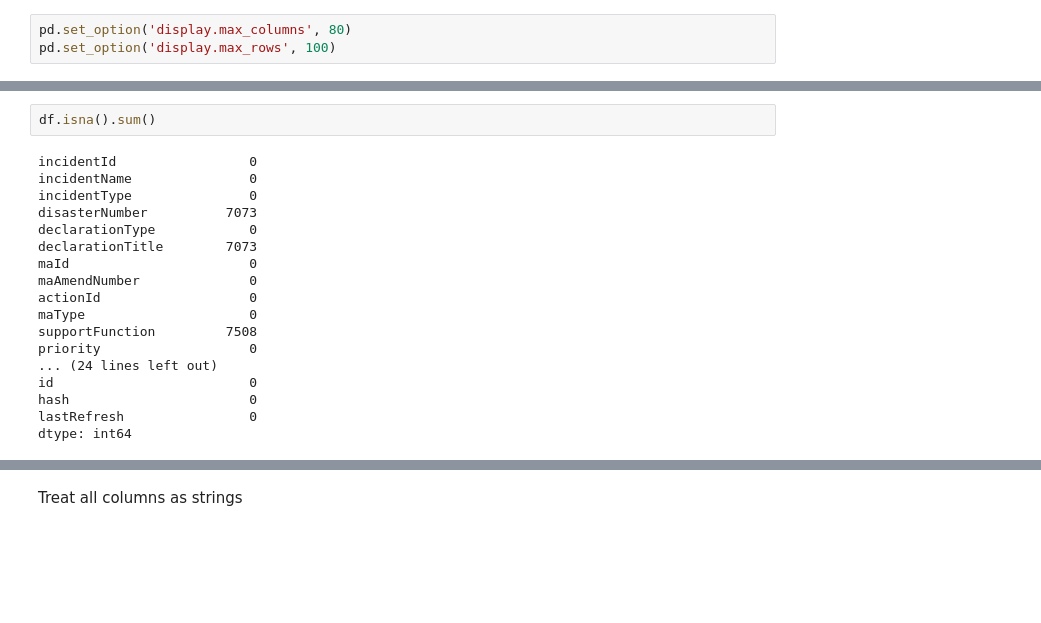
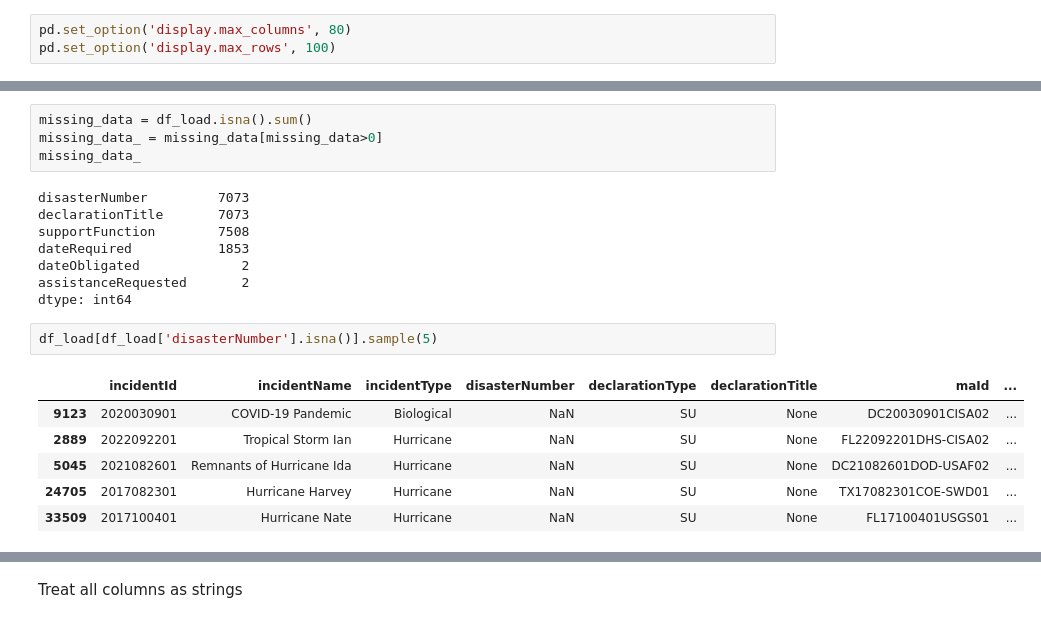
Before and after one commit to capstoneFA2025/FEMA-Recommender, a Jupyter notebook: explore_ma.ipynb, the cells around one changed output, grey strips where cells are left out. Saved outputs shown, nothing was run; the diff lists cells and outputs as text; blank space fills up the shorter version.

```diff
--- a/explore_ma.ipynb
+++ b/explore_ma.ipynb
@@ -21,22 +21,23 @@ df.head()
 | 3 | 2024080901 | Tropical Disturbance_TS_Ernesto | Tropical Storm | NaN | SU | None | PR24080901DOJ-ATF01 | ... |
 | 4 | 2024080901 | Tropical Disturbance_TS_Ernesto | Tropical Storm | NaN | SU | None | PR24080901DOE-OE01 | ... |
 # %%
-df.isna().sum()
+missing_data = df_load.isna().sum()
+missing_data_ = missing_data[missing_data>0]
+missing_data_
 # %% [output]
-incidentId                 0
-incidentName               0
-incidentType               0
-disasterNumber          7073
-declarationType            0
-declarationTitle        7073
-maId                       0
-maAmendNumber              0
-actionId                   0
-maType                     0
-supportFunction         7508
-priority                   0
-... (24 lines left out)
-id                         0
-hash                       0
-lastRefresh                0
+disasterNumber         7073
+declarationTitle       7073
+supportFunction        7508
+dateRequired           1853
+dateObligated             2
+assistanceRequested       2
 dtype: int64
+# %%
+df_load[df_load['disasterNumber'].isna()].sample(5)
+# %% [output]
+|  | incidentId | incidentName | incidentType | disasterNumber | declarationType | declarationTitle | maId | ... |
+| 9123 | 2020030901 | COVID-19 Pandemic | Biological | NaN | SU | None | DC20030901CISA02 | ... |
+| 2889 | 2022092201 | Tropical Storm Ian | Hurricane | NaN | SU | None | FL22092201DHS-CISA02 | ... |
+| 5045 | 2021082601 | Remnants of Hurricane Ida | Hurricane | NaN | SU | None | DC21082601DOD-USAF02 | ... |
+| 24705 | 2017082301 | Hurricane Harvey | Hurricane | NaN | SU | None | TX17082301COE-SWD01 | ... |
+| 33509 | 2017100401 | Hurricane Nate | Hurricane | NaN | SU | None | FL17100401USGS01 | ... |
```
Also changed, not shown: parts of 20 cells of this notebook, 4 other files.
